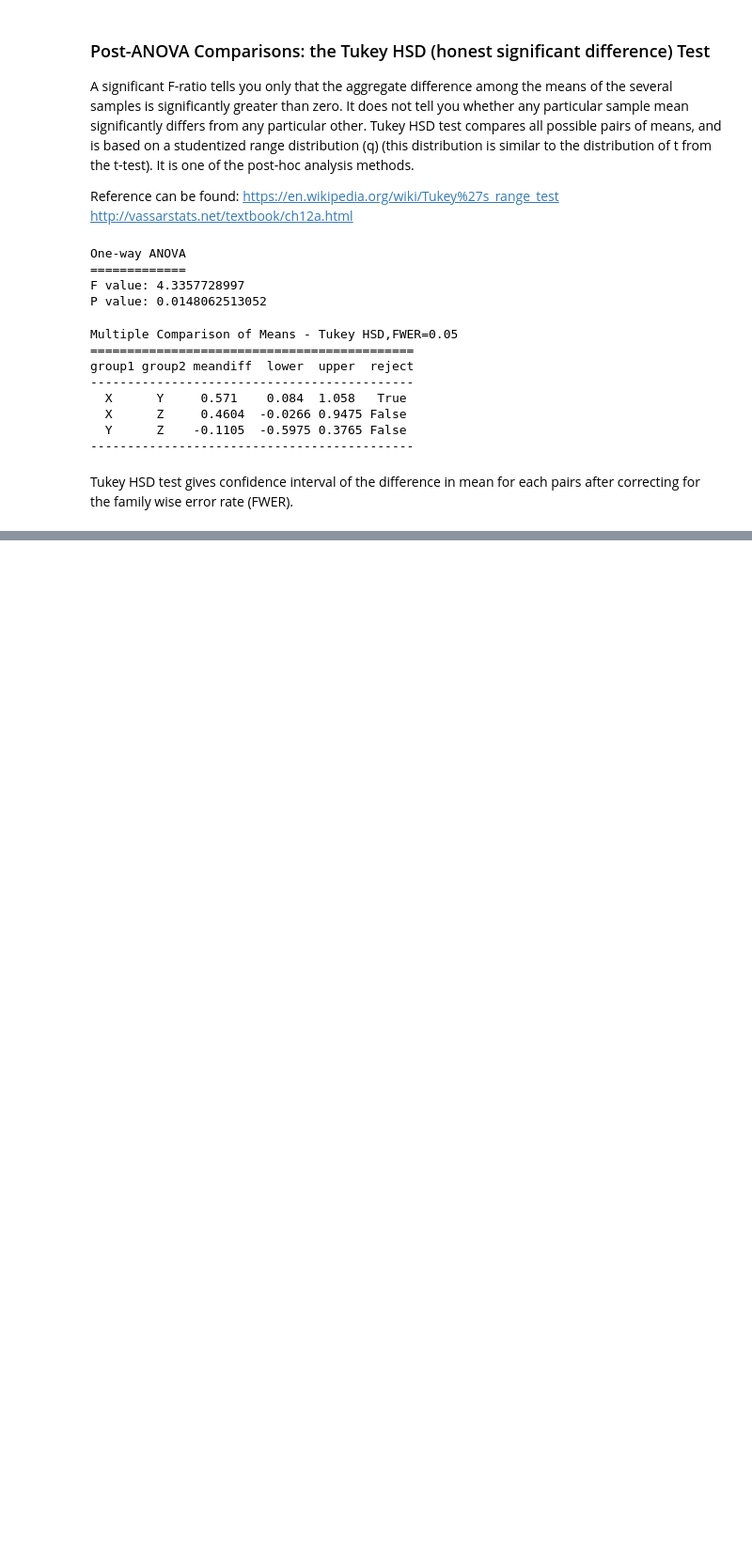
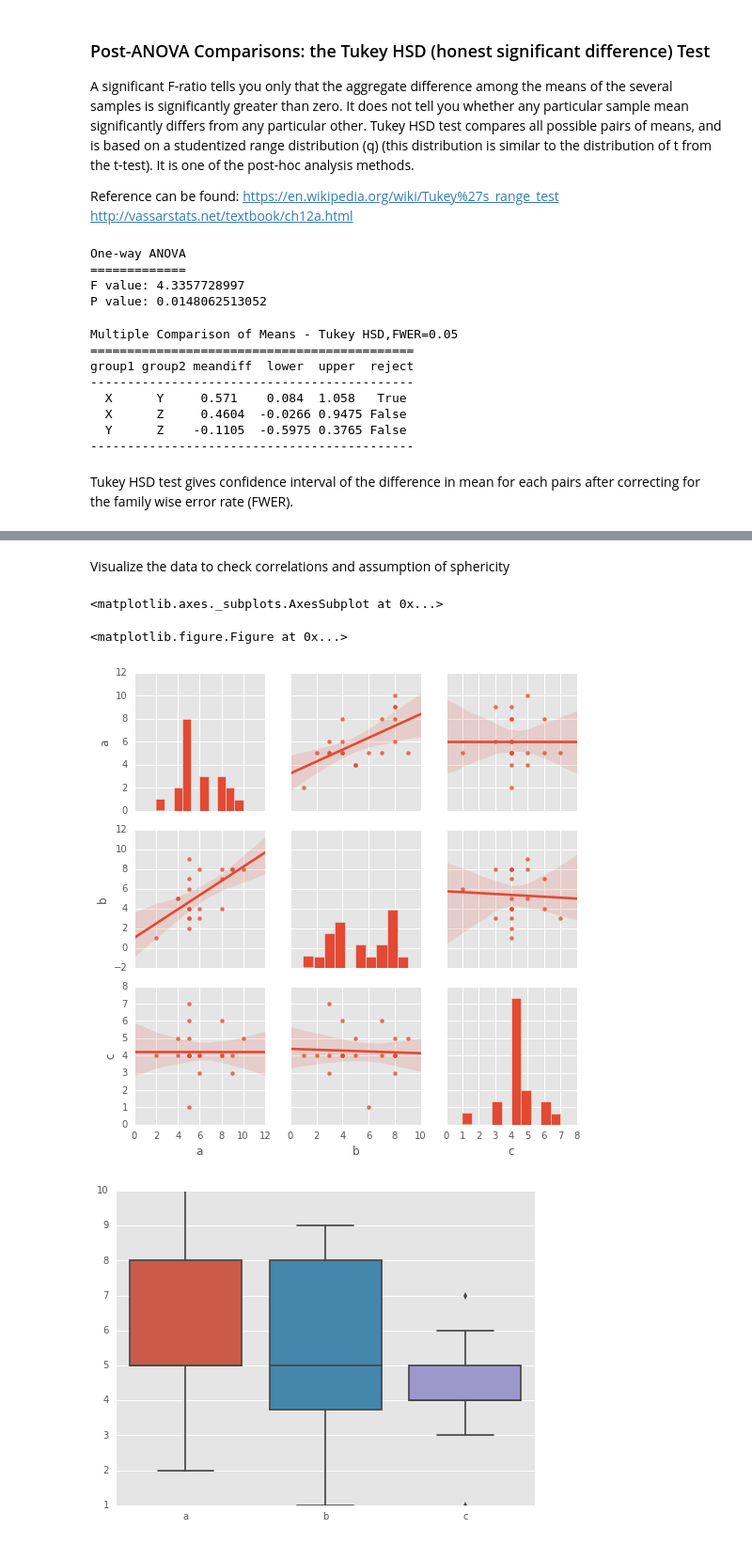
Before and after one commit to chaovite/hypotest, a Jupyter notebook: hypotest_anova.ipynb, the cells around one changed output, grey strips where cells are left out. Shown at 94% size. Saved outputs shown, nothing was run; the diff lists cells and outputs as text; code cells hidden in the pictures; blank space fills up the shorter version.

```diff
--- a/hypotest_anova.ipynb
+++ b/hypotest_anova.ipynb
@@ -358,0 +390,21 @@ Tukey HSD test gives confidence interval of the difference in mean for each pair
+# %%
+n = 20
+base = np.random.choice(list(range(4,8)), n)
+a    = base + np.random.choice(range(-2, 4), n)
+b    = base + np.random.choice(range(-3, 3), n)
+c    = base + np.random.choice(range(-3, 2), n)
+# %% [markdown]
+Visualize the data to check correlations and assumption of sphericity
+# %%
+X = pd.DataFrame([a,b,c]).T
+labels = ['a','b','c']
+X.columns = labels
+plt.figure(figsize=(16,16))
+sns.pairplot(X, kind="reg")
+plt.figure(figsize=(8,6))
+sns.boxplot(data=X)
+# %% [output]
+<matplotlib.axes._subplots.AxesSubplot at 0x...>
+<matplotlib.figure.Figure at 0x...>
+[figure, added]
+[figure, added]
```
Also changed, not shown: parts of 13 cells of this notebook.
